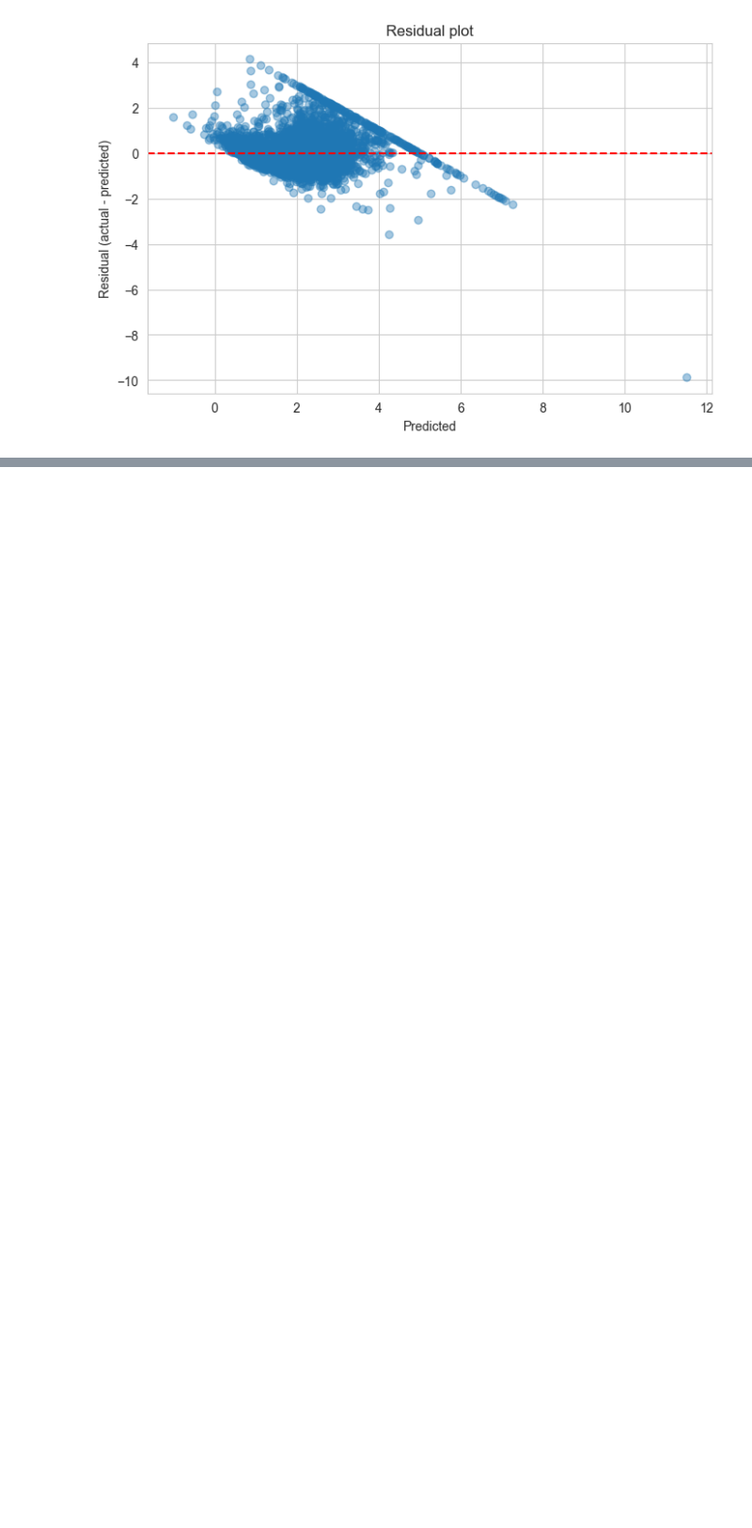
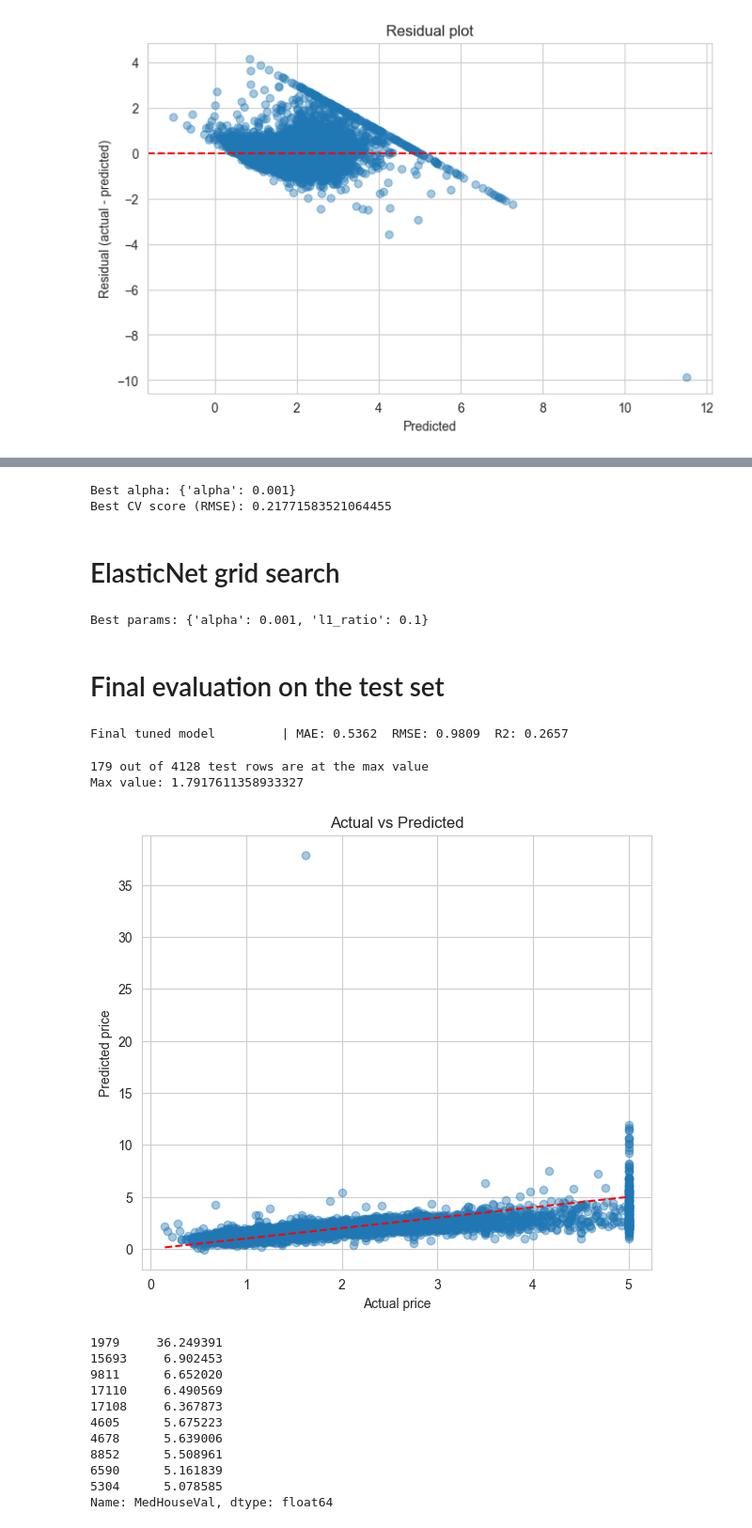
Before and after one commit to JainamKarania/house_price_prediction, a Jupyter notebook: HousePricePrediction.ipynb, the cells around one changed output, grey strips where cells are left out. Shown at 94% size. Drawn from its saved outputs; the diff is of its cells as text; code cells hidden in the pictures; blank space fills up the shorter version.

```diff
--- a/HousePricePrediction.ipynb
+++ b/HousePricePrediction.ipynb
@@ -141,0 +185,78 @@ plt.show()
+# %%
+from sklearn.model_selection import GridSearchCV
+
+param_grid = {"alpha": [0.001, 0.01, 0.1, 1.0, 10.0, 50.0, 100.0]}
+
+ridge_cv = GridSearchCV(
+    Ridge(), param_grid, cv=5, scoring="neg_mean_squared_error"
+)
+ridge_cv.fit(X_train_scaled, y_train)
+
+print("Best alpha:", ridge_cv.best_params_)
+print("Best CV score (RMSE):", np.sqrt(-ridge_cv.best_score_))
+# %% [output]
+Best alpha: {'alpha': 0.001}
+Best CV score (RMSE): 0.21771583521064455
+# %% [markdown]
+# ElasticNet grid search
+# %%
+from sklearn.linear_model import ElasticNet
+
+param_grid_en = {
+    "alpha": [0.001, 0.01, 0.1, 1.0],
+    "l1_ratio": [0.1, 0.3, 0.5, 0.7, 0.9]
+}
+
+en_cv = GridSearchCV(ElasticNet(max_iter=10000), param_grid_en, cv=5, scoring="neg_mean_squared_error")
+en_cv.fit(X_train_scaled, y_train)
+
+print("Best params:", en_cv.best_params_)
+# %% [output]
+Best params: {'alpha': 0.001, 'l1_ratio': 0.1}
+# %% [markdown]
+# Final evaluation on the test set
+# %%
+best_model = ridge_cv.best_estimator_
+y_pred_final = best_model.predict(X_test_scaled)
+
+y_pred_final_actual = np.expm1(y_pred_final)
+y_test_actual = np.expm1(y_test_log)
+
+evaluate(y_test_actual, y_pred_final_actual, "Final tuned model")
+# %% [output]
+Final tuned model         | MAE: 0.5362  RMSE: 0.9809  R2: 0.2657
+# %%
+# 1. Check how many rows are at the cap
+print((y_test == y_test.max()).sum(), "out of", len(y_test), "test rows are at the max value")
+print("Max value:", y_test.max())
+
+# 2. Scatter plot: actual vs predicted
+plt.figure(figsize=(7, 6))
+plt.scatter(y_test_actual, y_pred_final_actual, alpha=0.4)
+plt.plot([y_test_actual.min(), y_test_actual.max()],
+         [y_test_actual.min(), y_test_actual.max()],
+         color="red", linestyle="--")  # perfect-prediction line
+plt.xlabel("Actual price")
+plt.ylabel("Predicted price")
+plt.title("Actual vs Predicted")
+plt.show()
+
+# 3. Find the worst individual errors
+residuals = np.abs(y_test_actual - y_pred_final_actual)
+worst = pd.Series(residuals).sort_values(ascending=False).head(10)
+print(worst)
+# %% [output]
+179 out of 4128 test rows are at the max value
+Max value: 1.7917611358933327
+[figure, added]
+1979     36.249391
+15693     6.902453
+9811      6.652020
+17110     6.490569
+17108     6.367873
+4605      5.675223
+4678      5.639006
+8852      5.508961
+6590      5.161839
+5304      5.078585
+Name: MedHouseVal, dtype: float64
```
Also changed, not shown: parts of 20 cells of this notebook.
